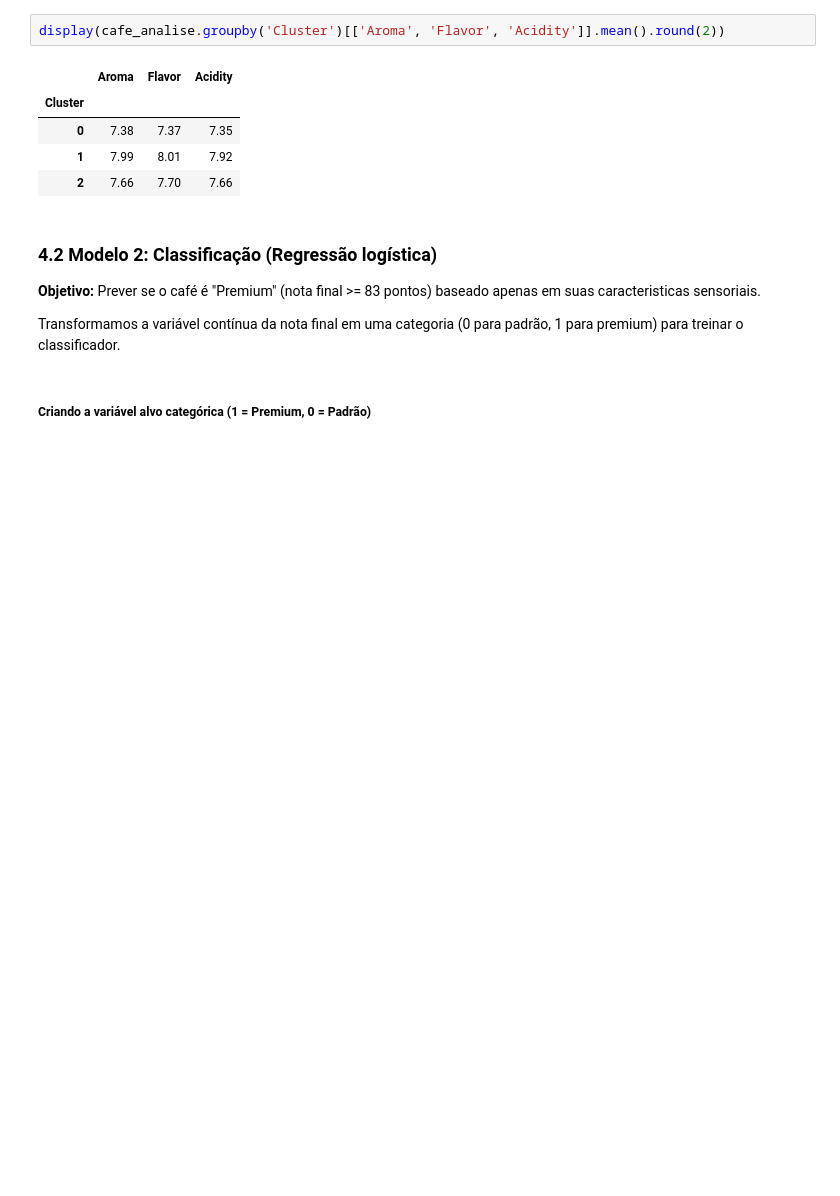
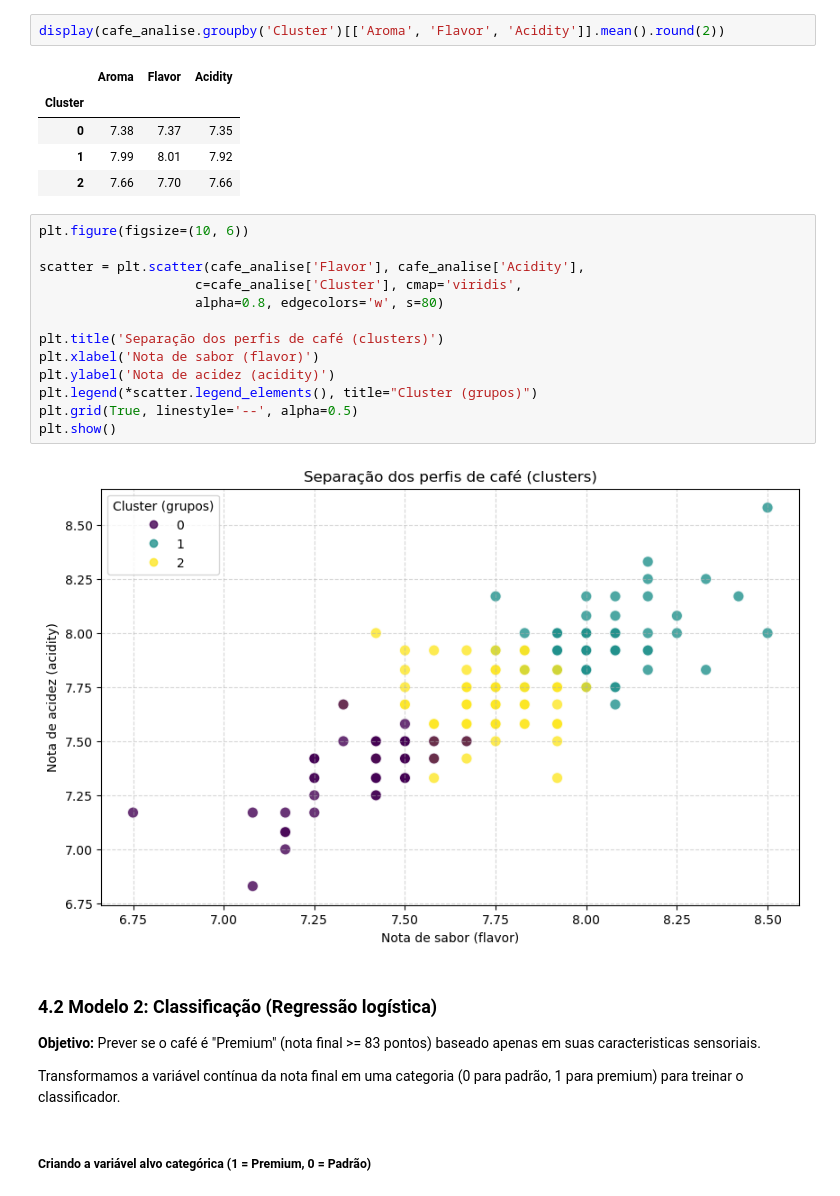
Before and after one commit to FNatanaelRamos97/Novas_Tecnologias-Projeto, a Jupyter notebook: AnaliseCafe.ipynb, the cells around one changed output. Cells and saved outputs as stored; diff of their text form; blank space fills up the shorter version.

```diff
--- a/AnaliseCafe.ipynb
+++ b/AnaliseCafe.ipynb
@@ -159,6 +169,21 @@ display(cafe_analise.groupby('Cluster')[['Aroma', 'Flavor', 'Acidity']].mean().r
 | 0 | 7.38 | 7.37 | 7.35 |
 | 1 | 7.99 | 8.01 | 7.92 |
 | 2 | 7.66 | 7.70 | 7.66 |
+# %%
+plt.figure(figsize=(10, 6))
+
+scatter = plt.scatter(cafe_analise['Flavor'], cafe_analise['Acidity'],
+                    c=cafe_analise['Cluster'], cmap='viridis',
+                    alpha=0.8, edgecolors='w', s=80)
+
+plt.title('Separação dos perfis de café (clusters)')
+plt.xlabel('Nota de sabor (flavor)')
+plt.ylabel('Nota de acidez (acidity)')
+plt.legend(*scatter.legend_elements(), title="Cluster (grupos)")
+plt.grid(True, linestyle='--', alpha=0.5)
+plt.show()
+# %% [output]
+[figure, added]
 # %% [markdown]
 ### 4.2 Modelo 2: Classificação (Regressão logística)
 
```
Also changed, not shown: parts of 4 cells of this notebook.
